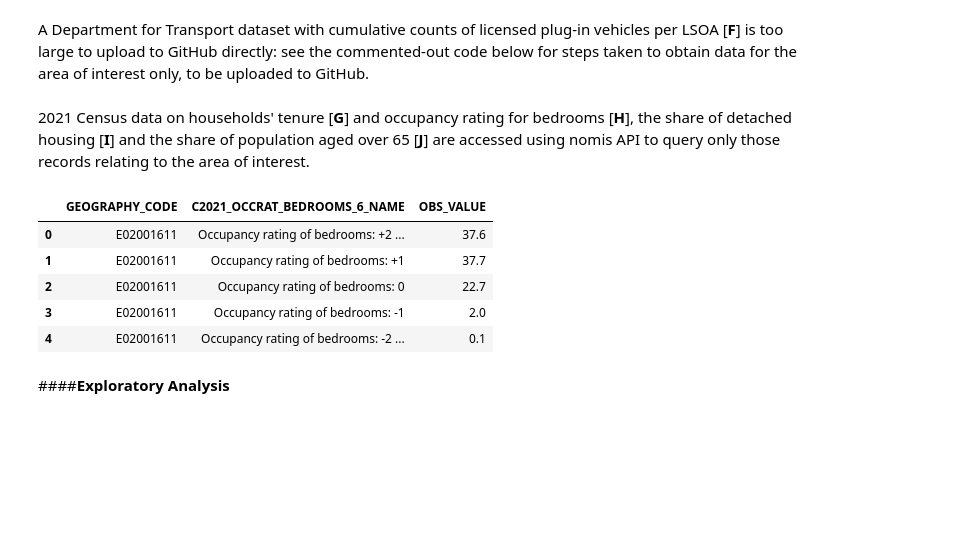
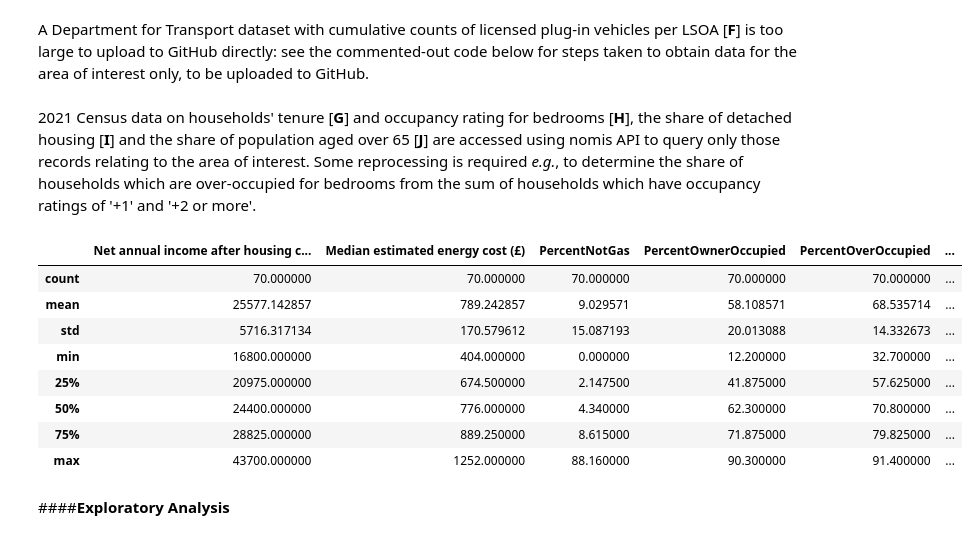
Before and after one commit to jwsn8667/GEOG5003M, a Jupyter notebook: GEOG5003_A2_201913950.ipynb, the cells around one changed output. Cells and saved outputs as stored; diff of their text form; code cells hidden in the pictures; blank space fills up the shorter version.

```diff
--- a/GEOG5003_A2_201913950.ipynb
+++ b/GEOG5003_A2_201913950.ipynb
@@ -251,21 +283,53 @@ A Department for Transport dataset with cumulative counts of licensed plug-in ve
 ## Reading subset PiV data from GitHub to a pandas dataframe for analysis.
 Sheff_PiV_25 = pd.read_csv('https://github.com/jwsn8667/GEOG5003M/raw/refs/heads/main/Sheff_PiV_25.csv')
 # %% [markdown]
-2021 Census data on households' tenure [**G**] and occupancy rating for bedrooms [**H**], the share of detached housing [**I**] and the share of population aged over 65 [**J**] are accessed using nomis API to query only those records relating to the area of interest.
+2021 Census data on households' tenure [**G**] and occupancy rating for bedrooms [**H**], the share of detached housing [**I**] and the share of population aged over 65 [**J**] are accessed using nomis API to query only those records relating to the area of interest.  Some reprocessing is required *e.g.*, to determine the share of households which are over-occupied for bedrooms from the sum of households which have occupancy ratings of '+1' and '+2 or more'.
-# %%
-## nomis API
-Sheff_BedrmOccup = pd.read_csv('https://www.nomisweb.co.uk/api/v01/dataset/NM_2070_1.data.csv?date=latest&geography=637535754...637535818,637540760,637540800,637540801,637540824,637540825&c2021_occrat_bedrooms_6=1...5&measures=20301&select=geography_code,c2021_occrat_bedrooms_6_name,obs_value')
-
-
-
-Sheff_BedrmOccup.head()
-# %% [output]
-|  | GEOGRAPHY_CODE | C2021_OCCRAT_BEDROOMS_6_NAME | OBS_VALUE |
-| 0 | E02001611 | Occupancy rating of bedrooms: +2 ... | 37.6 |
-| 1 | E02001611 | Occupancy rating of bedrooms: +1 | 37.7 |
-| 2 | E02001611 | Occupancy rating of bedrooms: 0 | 22.7 |
-| 3 | E02001611 | Occupancy rating of bedrooms: -1 | 2.0 |
-| 4 | E02001611 | Occupancy rating of bedrooms: -2 ... | 0.1 |
+# %%
+## Census Tenure of Household: Owns outright or owns with a mortgage or a loan  (2021)
+Sheff_OwnerOccup = pd.read_csv('https://www.nomisweb.co.uk/api/v01/dataset/NM_2072_1.data.csv?date=latest&geography=637535754...637535818,637540760,637540800,637540801,637540824,637540825&c2021_tenure_9=1001&measures=20301&select=geography_code,obs_value')
+Sheff_OwnerOccup = Sheff_OwnerOccup.set_index('GEOGRAPHY_CODE').rename(columns={'OBS_VALUE':'PercentOwnerOccupied'})
+
+
+## Census Occupancy Rating for Bedrooms (2021)
+Sheff_BedrmOccup = pd.read_csv('https://www.nomisweb.co.uk/api/v01/dataset/NM_2070_1.data.csv?date=latest&geography=637535754...637535818,637540760,637540800,637540801,637540824,637540825&c2021_occrat_bedrooms_6=1...5&measures=20301&select=geography_code,c2021_occrat_bedrooms_6_name,obs_value')
+
+## Deriving share of households which are over-occupied for bedrooms
+Sheff_BedrmOccup = Sheff_BedrmOccup.pivot(columns='C2021_OCCRAT_BEDROOMS_6_NAME', index='GEOGRAPHY_CODE', values='OBS_VALUE')
+
+Sheff_BedrmOccup['PercentOverOccupied'] = Sheff_BedrmOccup['Occupancy rating of bedrooms: +1'] + Sheff_BedrmOccup['Occupancy rating of bedrooms: +2 or more']
+
+Sheff_OverOccup = Sheff_BedrmOccup['PercentOverOccupied']
+
+
+## Census Accommodation Type: Detached (2021)
+Sheff_Detached = pd.read_csv('https://www.nomisweb.co.uk/api/v01/dataset/NM_2062_1.data.csv?date=latest&geography=637535754...637535818,637540760,637540800,637540801,637540824,637540825&c2021_acctype_9=1&measures=20301&select=geography_code,obs_value')
+Sheff_Detached = Sheff_Detached.set_index('GEOGRAPHY_CODE').rename(columns={'OBS_VALUE':'PercentDetached'})
+
+
+## Census Age by Broad Age Bands (2021)
+Sheff_AgeBands = pd.read_csv('https://www.nomisweb.co.uk/api/v01/dataset/NM_2018_1.data.csv?date=latest&geography=637535754...637535818,637540760,637540800,637540801,637540824,637540825&c2021_age_12a=9...11&measures=20301&select=geography_code,c2021_age_12a_name,obs_value')
+
+## Deriving share of population aged over 65 years
+Sheff_AgeBands = Sheff_AgeBands.pivot(columns = 'C2021_AGE_12A_NAME', index='GEOGRAPHY_CODE', values='OBS_VALUE')
+
+Sheff_AgeBands['PercentOver65'] = Sheff_AgeBands['Aged 65 to 74 years'] + Sheff_AgeBands['Aged 75 to 84 years'] + Sheff_AgeBands['Aged 85 years and over']
+
+Sheff_Over65 = Sheff_AgeBands['PercentOver65']
+# %%
+# @title
+## Concatenating all candidate explanatory variables in a single dataframe
+Explanatory_Variables = pd.concat([Sheff_NetIncome,Sheff_EnergyCost,Sheff_NotGas,Sheff_OwnerOccup,Sheff_OverOccup,Sheff_Detached,Sheff_Over65], axis=1)
+Explanatory_Variables.describe()
+# %% [output]
+|  | Net annual income after housing c... | Median estimated energy cost (£) | PercentNotGas | PercentOwnerOccupied | PercentOverOccupied | ... |
+| count | 70.000000 | 70.000000 | 70.000000 | 70.000000 | 70.000000 | ... |
+| mean | 25577.142857 | 789.242857 | 9.029571 | 58.108571 | 68.535714 | ... |
+| std | 5716.317134 | 170.579612 | 15.087193 | 20.013088 | 14.332673 | ... |
+| min | 16800.000000 | 404.000000 | 0.000000 | 12.200000 | 32.700000 | ... |
+| 25% | 20975.000000 | 674.500000 | 2.147500 | 41.875000 | 57.625000 | ... |
+| 50% | 24400.000000 | 776.000000 | 4.340000 | 62.300000 | 70.800000 | ... |
+| 75% | 28825.000000 | 889.250000 | 8.615000 | 71.875000 | 79.825000 | ... |
+| max | 43700.000000 | 1252.000000 | 88.160000 | 90.300000 | 91.400000 | ... |
 # %%
 ## Open Geography Portal API for lookup tables
 # %% [markdown]
```
Also changed, not shown: parts of 14 cells of this notebook.
